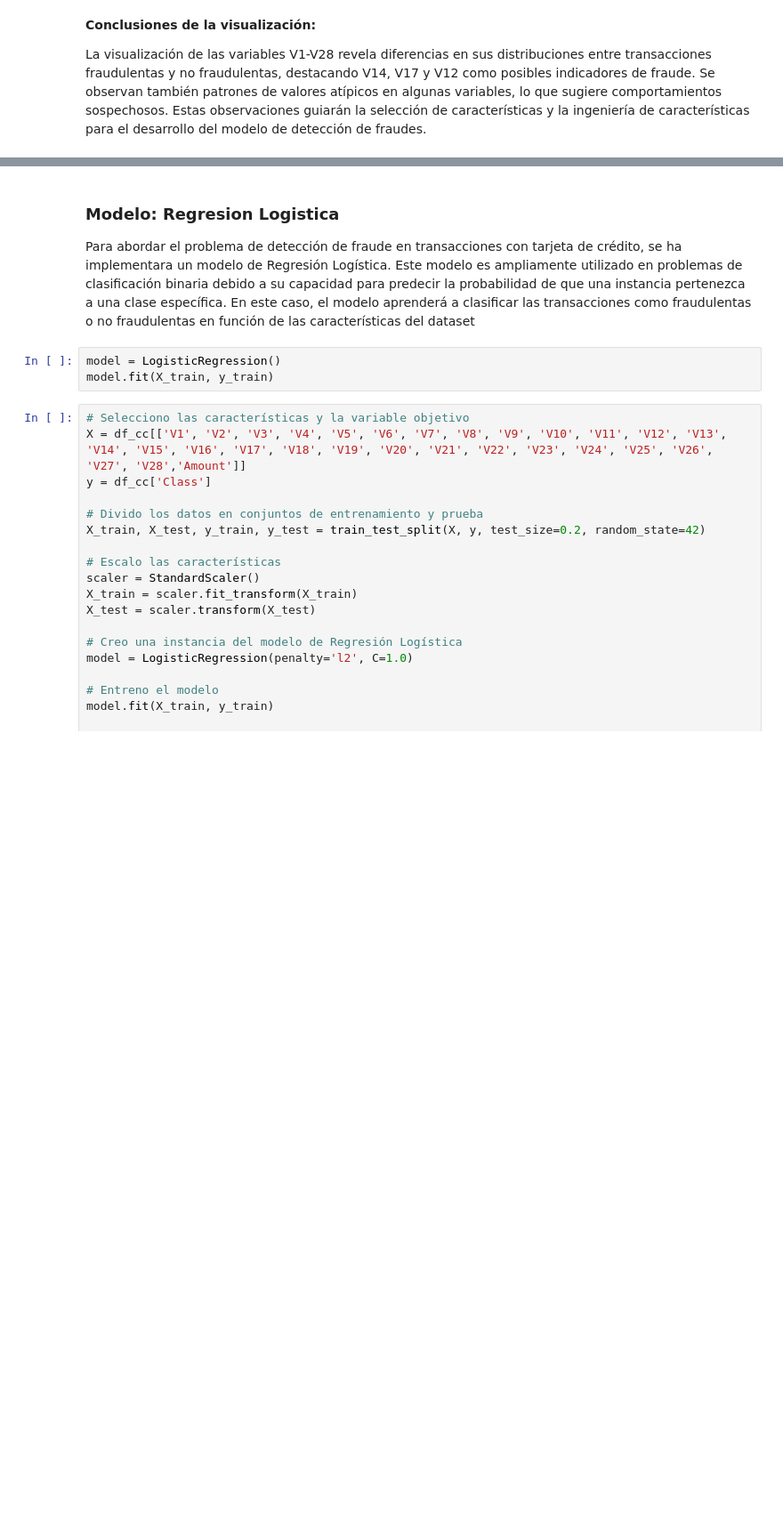
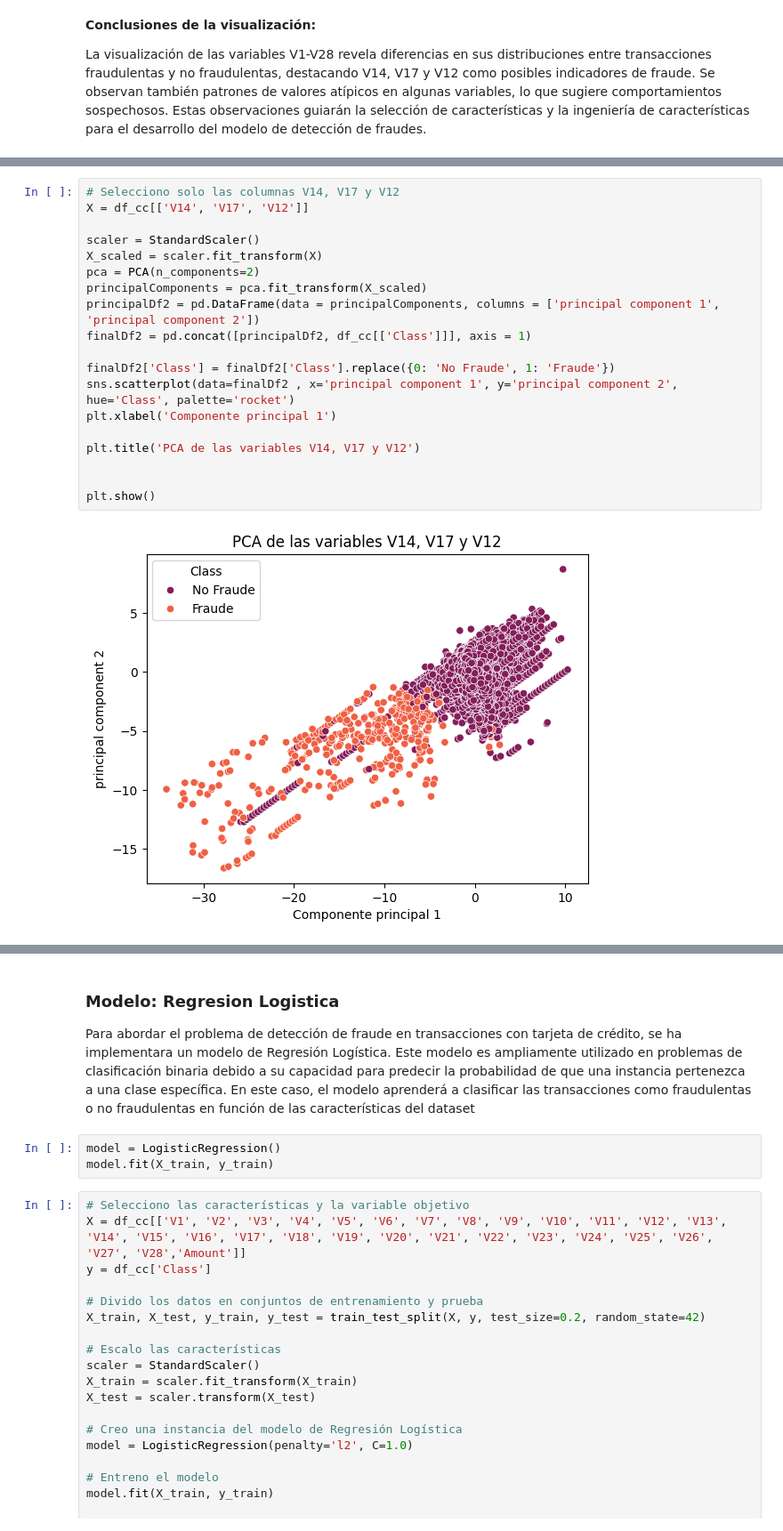
Before and after one commit to dmrivero87/coder_proyectDT, a Jupyter notebook: ProyectoDS_ParteIII_DRivero.ipynb, the cells around one changed output, grey strips where cells are left out. Shown at 89% size. Cells and saved outputs as stored; diff of their text form; blank space fills up the shorter version.

```diff
--- a/ProyectoDS_ParteIII_DRivero.ipynb
+++ b/ProyectoDS_ParteIII_DRivero.ipynb
@@ -381,0 +331,21 @@ plt.show()
+# %%
+# Selecciono solo las columnas V14, V17 y V12
+X = df_cc[['V14', 'V17', 'V12']]
+
+scaler = StandardScaler()
+X_scaled = scaler.fit_transform(X)
+pca = PCA(n_components=2)
+principalComponents = pca.fit_transform(X_scaled)
+principalDf2 = pd.DataFrame(data = principalComponents, columns = ['principal component 1', 'principal component 2'])
+finalDf2 = pd.concat([principalDf2, df_cc[['Class']]], axis = 1)
+
+finalDf2['Class'] = finalDf2['Class'].replace({0: 'No Fraude', 1: 'Fraude'})
+sns.scatterplot(data=finalDf2 , x='principal component 1', y='principal component 2', hue='Class', palette='rocket')
+plt.xlabel('Componente principal 1')
+
+plt.title('PCA de las variables V14, V17 y V12')
+
+
+plt.show()
+# %% [output]
+[figure, added]
```
Also changed, not shown: parts of 26 cells of this notebook.
